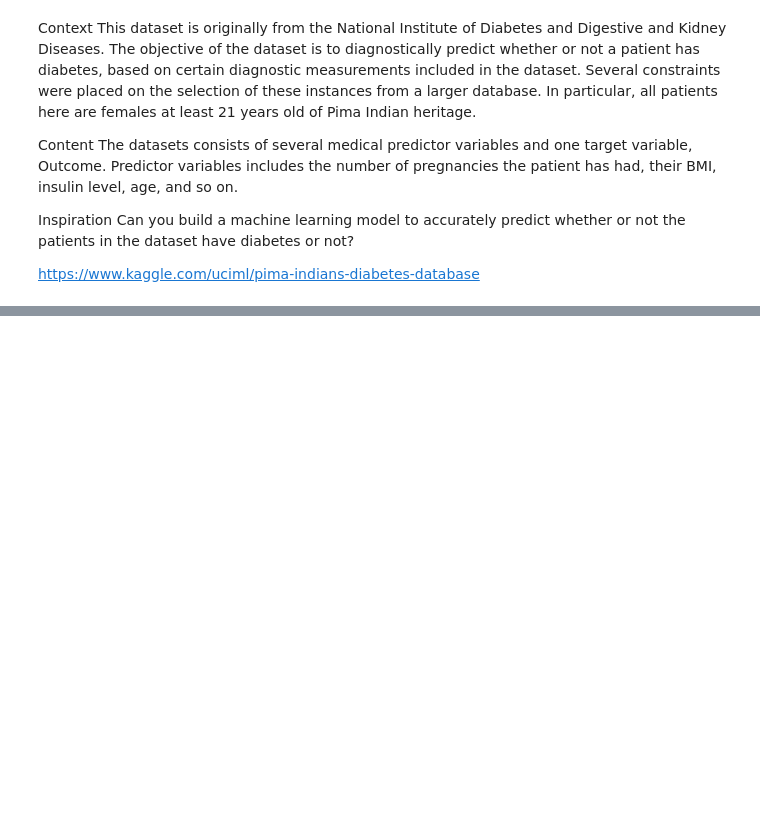
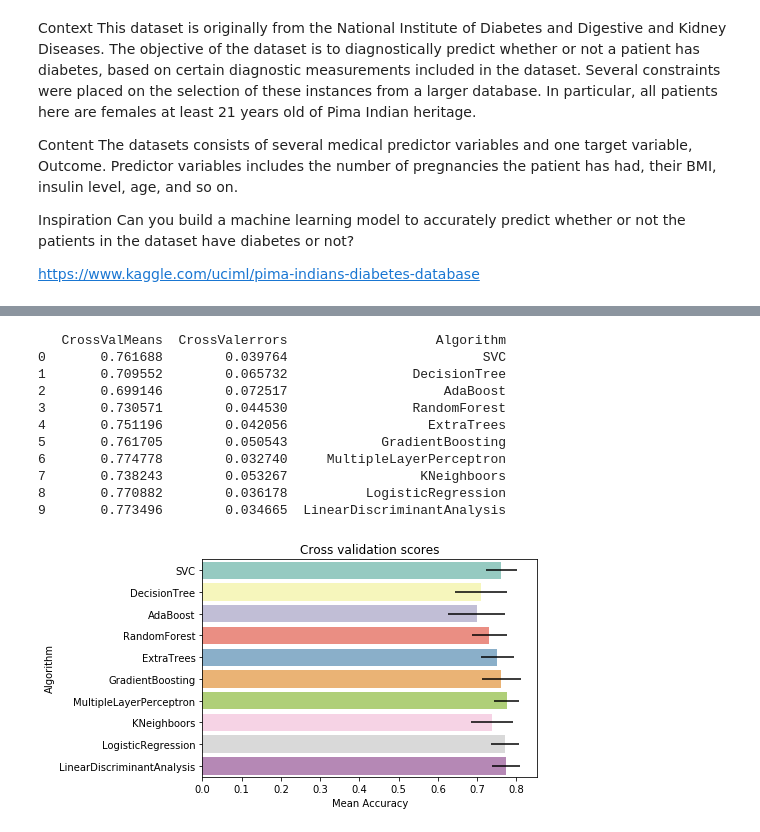
Before and after one commit to raj1611/Pima-Indian-Diabetes-Prediction, a Jupyter notebook: Pima Indians Diabetes Prediction.ipynb, the cells around one changed output, grey strips where cells are left out. Cells and saved outputs as stored; diff of their text form; code cells hidden in the pictures; blank space fills up the shorter version.

```diff
--- a/Pima Indians Diabetes Prediction.ipynb
+++ b/Pima Indians Diabetes Prediction.ipynb
@@ -46,0 +49,4 @@ print(accuracy)
+# %%
+X = df.drop(['Outcome'],axis = 1)
+Y_train = df['Outcome']
+#X_train = preprocessing.scale(X)
@@ -46,0 +62,4 @@ print(accuracy)
+# %%
+from sklearn import preprocessing
+std_scaler = preprocessing.StandardScaler()
+X_train = std_scaler.fit_transform(X)
@@ -46,0 +82,49 @@ print(accuracy)
+# %%
+# Cross validate model with Kfold stratified cross val
+kfold = StratifiedKFold(n_splits=10)
+
+# Modeling step Test differents algorithms
+random_state = 2
+classifiers = []
+classifiers.append(SVC(random_state=random_state))
+classifiers.append(DecisionTreeClassifier(random_state=random_state))
+classifiers.append(AdaBoostClassifier(DecisionTreeClassifier(random_state=random_state),random_state=random_state,learning_rate=0.1))
+classifiers.append(RandomForestClassifier(random_state=random_state))
+classifiers.append(ExtraTreesClassifier(random_state=random_state))
+classifiers.append(GradientBoostingClassifier(random_state=random_state))
+classifiers.append(MLPClassifier(random_state=random_state))
+classifiers.append(KNeighborsClassifier())
+classifiers.append(LogisticRegression(random_state = random_state))
+classifiers.append(LinearDiscriminantAnalysis())
+
+cv_results = []
+for classifier in classifiers :
+    cv_results.append(cross_val_score(classifier, X_train, y = Y_train, scoring = "accuracy", cv = kfold, n_jobs=4))
+
+cv_means = []
+cv_std = []
+for cv_result in cv_results:
+    cv_means.append(cv_result.mean())
+    cv_std.append(cv_result.std())
+
+cv_res = pd.DataFrame({"CrossValMeans":cv_means,"CrossValerrors": cv_std,"Algorithm":["SVC","DecisionTree","AdaBoost",
+"RandomForest","ExtraTrees","GradientBoosting","MultipleLayerPerceptron","KNeighboors","LogisticRegression","LinearDiscriminantAnalysis"]})
+
+g = sns.barplot("CrossValMeans","Algorithm",data = cv_res, palette="Set3",orient = "h",**{'xerr':cv_std})
+g.set_xlabel("Mean Accuracy")
+g = g.set_title("Cross validation scores")
+
+print(cv_res)
+# %% [output]
+   CrossValMeans  CrossValerrors                   Algorithm
+0       0.761688        0.039764                         SVC
+1       0.709552        0.065732                DecisionTree
+2       0.699146        0.072517                    AdaBoost
+3       0.730571        0.044530                RandomForest
+4       0.751196        0.042056                  ExtraTrees
+5       0.761705        0.050543            GradientBoosting
+6       0.774778        0.032740     MultipleLayerPerceptron
+7       0.738243        0.053267                 KNeighboors
+8       0.770882        0.036178          LogisticRegression
+9       0.773496        0.034665  LinearDiscriminantAnalysis
+[figure, added]
```
Also changed, not shown: parts of 12 cells of this notebook.
